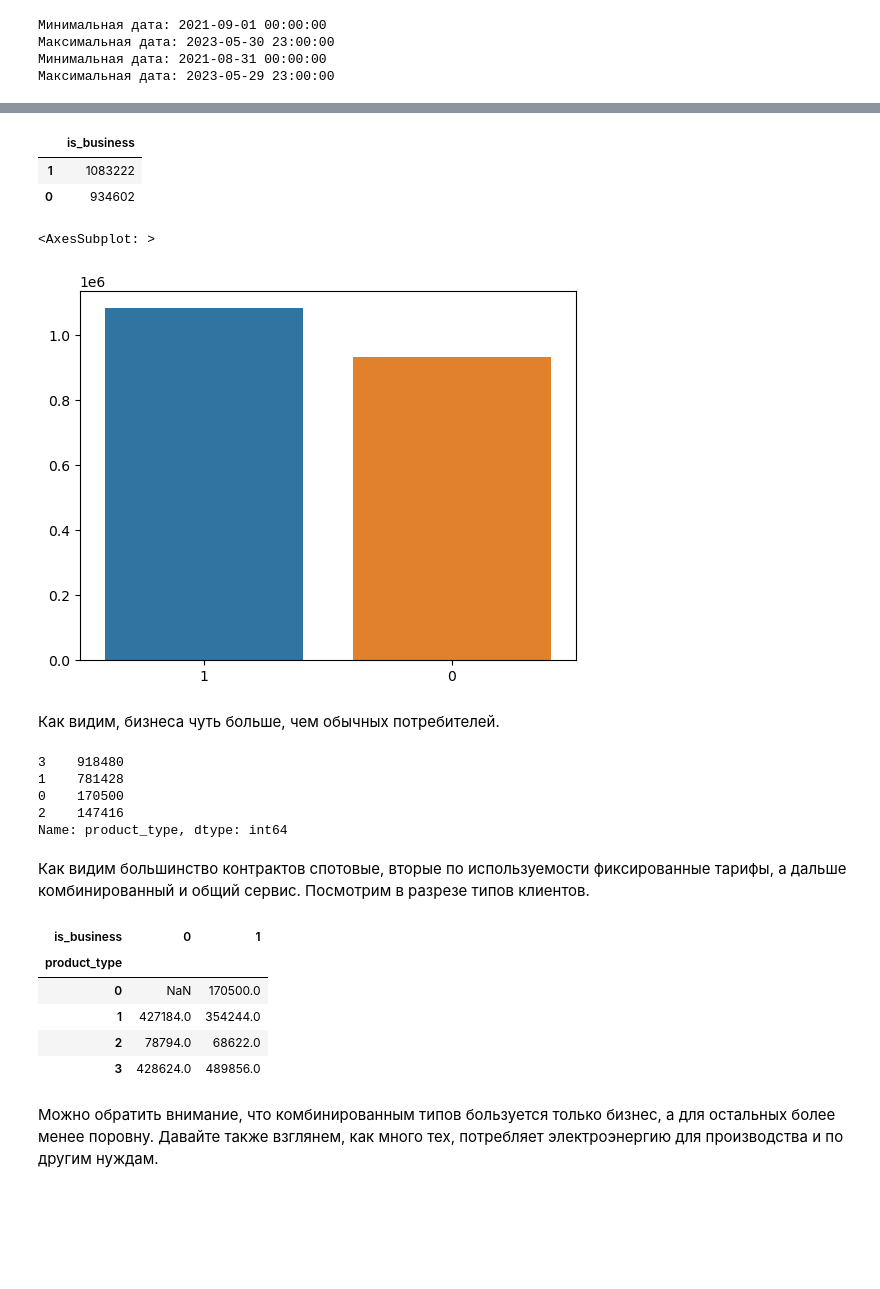
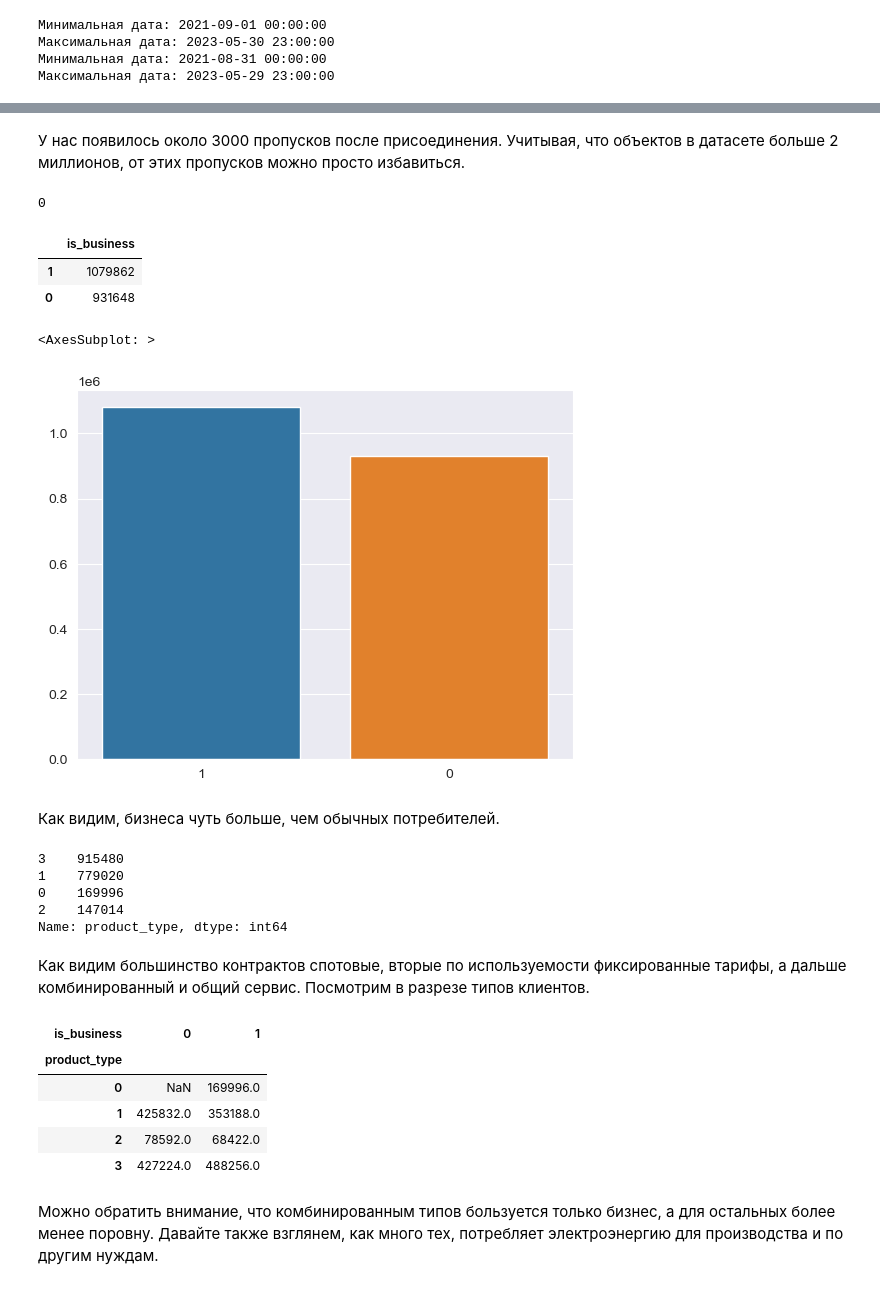
Before and after one commit to themjdex/energy-behavior-predictions, a Jupyter notebook: Enefit.ipynb, the cells around one changed output, grey strips where cells are left out. Cells and saved outputs as stored; diff of their text form; code cells hidden in the pictures; blank space fills up the shorter version.

```diff
--- a/Enefit.ipynb
+++ b/Enefit.ipynb
@@ -572,0 +441,3 @@ show_min_max_date(historical_weather['datetime'])
+# %%
+# загрузим объединенные данные
+final_data = pd.read_pickle(os.path.join(basedir, 'data/data.pkl'))
@@ -573,36 +499,47 @@ show_min_max_date(historical_weather['datetime'])
+# %% [markdown]
+У нас появилось около 3000 пропусков после присоединения. Учитывая, что объектов в датасете больше 2 миллионов, от этих пропусков можно просто избавиться.
+# %%
+# удалим пропуски и выведем общее их количество
+final_data = final_data.dropna(subset=['lowest_price_per_mwh', 'highest_price_per_mwh', 'euros_per_mwh', 'forecast_datetime'])
+final_data.isna().sum().sum()
+# %% [output]
+0
+# %%
+# удалим столбцы, которые не понадобятся при обучении моделей
+final_data = final_data.drop(['data_block_id', 'row_id', 'prediction_unit_id', 'forecast_datetime'], axis=1)
 # %%
 # взглянем на распределение просьюмеров b2b И b2c
-is_business = pd.DataFrame(train['is_business'].value_counts())
+is_business = pd.DataFrame(final_data['is_business'].value_counts())
 display(is_business)
 display(sns.barplot(data=is_business.T))
 # %% [output]
 |  | is_business |
-| 1 | 1083222 |
-| 0 | 934602 |
+| 1 | 1079862 |
+| 0 | 931648 |
 <AxesSubplot: >
-[figure, old version]
+[figure, new version]
 # %% [markdown]
 Как видим, бизнеса чуть больше, чем обычных потребителей.
 # %%
 # посмотрим то же на тип продукта
-train['product_type'].value_counts()
+final_data['product_type'].value_counts()
 # %% [output]
-3    918480
-1    781428
-0    170500
-2    147416
+3    915480
+1    779020
+0    169996
+2    147014
 Name: product_type, dtype: int64
 # %% [markdown]
 Как видим большинство контрактов спотовые, вторые по используемости фиксированные тарифы, а дальше комбинированный и общий сервис. Посмотрим в разрезе типов клиентов.
 # %%
-train.pivot_table(index='product_type', columns='is_business', values='target' aggfunc='count')
+final_data.pivot_table(index='product_type', columns='is_business', values='target', aggfunc='count')
 # %% [output]
 | is_business | 0 | 1 |
 | product_type |  |  |
-| 0 | NaN | 170500.0 |
-| 1 | 427184.0 | 354244.0 |
-| 2 | 78794.0 | 68622.0 |
-| 3 | 428624.0 | 489856.0 |
+| 0 | NaN | 169996.0 |
+| 1 | 425832.0 | 353188.0 |
+| 2 | 78592.0 | 68422.0 |
+| 3 | 427224.0 | 488256.0 |
 # %% [markdown]
 Можно обратить внимание, что комбинированным типов бользуется только бизнес, а для остальных более менее поровну. Давайте также взглянем, как много тех, потребляет электроэнергию для производства и по другим нуждам.
 # %%
```
Also changed, not shown: parts of 29 cells of this notebook.
